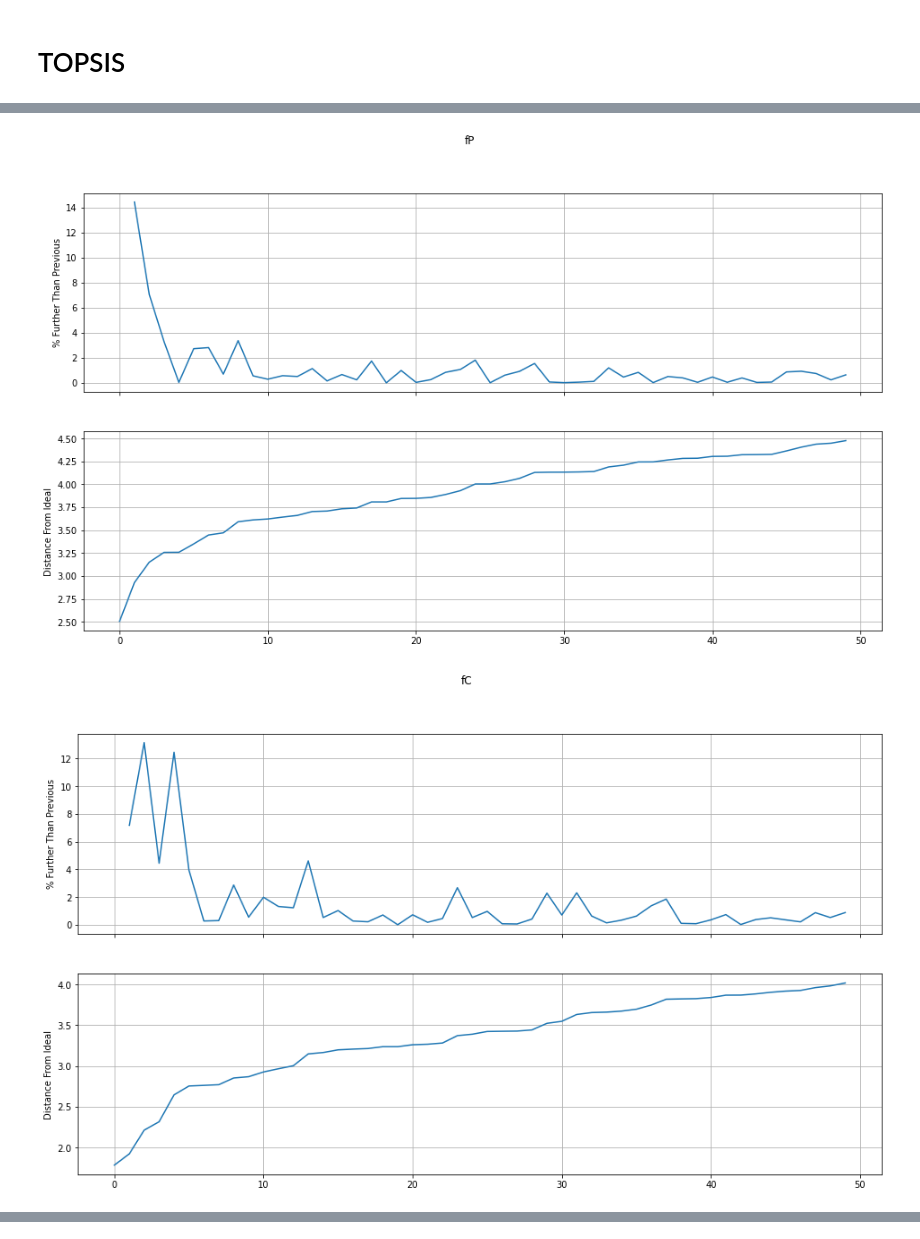
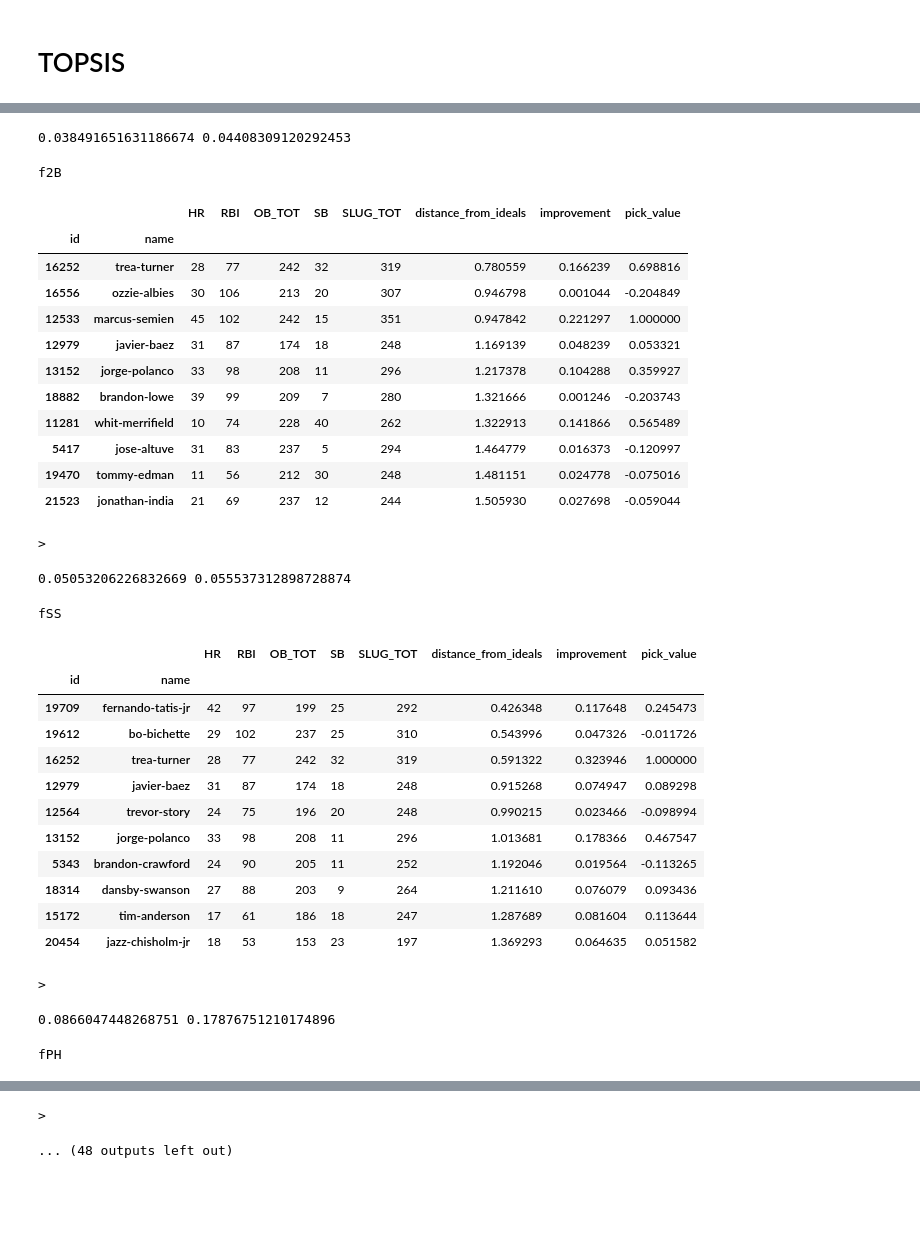
Before and after one commit to Zach1L/demos, a Jupyter notebook: baseball_stats/2021_MLB_stats.ipynb, the cells around one changed output, grey strips where cells are left out. Drawn from its saved outputs; the diff is of its cells as text; code cells hidden in the pictures; blank space fills up the shorter version.

```diff
--- a/baseball_stats/2021_MLB_stats.ipynb
+++ b/baseball_stats/2021_MLB_stats.ipynb
@@ -18,7 +18,7 @@ import matplotlib.pyplot as plt
 #fangraph.generate_sqllite_tables()
 # %%
 # Point to the SQLLTIE Db
-db_path = '/home/zach/dev/demos/2021_Baseball-final.db'
+db_path = r'/home/zach/dev/demos/baseball_stats/2021_Baseball-final.db'
 conn = sql.connect(db_path)
 # %% [markdown]
 # Sanitizing Data
@@ -48,5 +53,6 @@ batting_df[unique_pos] = 0
 for pos in unique_pos:
     batting_df.loc[batting_df['Pos'] == pos[1::], pos] = 1
 
-# Sanity Check (Tatis Played Games at SS, RF, CF, DH)
-batting_df.loc[batting_df['name'].str.contains('tatis-jr'), unique_pos].sum()
+# Add Aggregate Positions (Like RF/CF/LF) being interchangeable
+batting_df['fOF'] = batting_df[['fRF', 'fCF', 'fLF']].sum(axis=1)
+unique_pos.append('fOF')
@@ -100,17 +101,20 @@ min_games_played_at_pos = 20
 for pos in unique_pos:
     mask = (batting_df_sum[pos] > min_games_played_at_pos)
     sub_df = batting_df_sum.loc[mask,:].copy()
-    score_df = bb_stat_utils.topsis(df=sub_df, cats=cats, cats_power=cats_power,  csv_name=None)
-    if len(score_df) > 0:
-        b = np.diff(score_df.distance_from_ideals, prepend=np.nan)
-        score_df['improvement'] = 100 * b / score_df.distance_from_ideals
-        # display(HTML(f'<h1>{pos}</h1>' + score_df.iloc[:5][cats + ['distance_from_ideals', pos]].to_html()))
-        fig, ax = plt.subplots(nrows=2, ncols=1, figsize=(16,9), sharex=True)
+    if len(sub_df) > 0:
+        score_df = bb_stat_utils.topsis(df=sub_df, cats=cats, cats_power=cats_power,  csv_name=None)
+        bb_stat_utils.determine_pick_value(score_df)
+        display(HTML(f'<h1>{pos}</h1><b>' + score_df.iloc[:10][cats + ['distance_from_ideals', 'improvement', 'pick_value']].to_html()+'<\b>'))
+
+        fig, ax = plt.subplots(nrows=3, ncols=1, figsize=(16,9))
         fig.suptitle(pos)
-        ax[1].plot(score_df.iloc[:50]['distance_from_ideals'].values)
+        ax[1].plot(score_df['distance_from_ideals'].values)
         ax[1].set_ylabel('Distance From Ideal')
-        ax[0].plot(score_df.iloc[:50]['improvement'].values)
+        ax[0].plot(score_df['improvement'].values)
         ax[0].set_ylabel('% Further Than Previous')
+        ax[2].hist(score_df['improvement'].values, bins=20)
+        ax[2].set_ylabel('Pick Value')
         ax[0].grid()
         ax[1].grid()
+        ax[2].grid()
 # %% [output]
@@ -126,2 +121,32 @@ for pos in unique_pos:
-[figure, removed]
-[figure, removed]
+0.038491651631186674 0.04408309120292453
+f2B
+|  |  | HR | RBI | OB_TOT | SB | SLUG_TOT | distance_from_ideals | improvement | pick_value |
+| id | name |  |  |  |  |  |  |  |  |
+| 16252 | trea-turner | 28 | 77 | 242 | 32 | 319 | 0.780559 | 0.166239 | 0.698816 |
+| 16556 | ozzie-albies | 30 | 106 | 213 | 20 | 307 | 0.946798 | 0.001044 | -0.204849 |
+| 12533 | marcus-semien | 45 | 102 | 242 | 15 | 351 | 0.947842 | 0.221297 | 1.000000 |
+| 12979 | javier-baez | 31 | 87 | 174 | 18 | 248 | 1.169139 | 0.048239 | 0.053321 |
+| 13152 | jorge-polanco | 33 | 98 | 208 | 11 | 296 | 1.217378 | 0.104288 | 0.359927 |
+| 18882 | brandon-lowe | 39 | 99 | 209 | 7 | 280 | 1.321666 | 0.001246 | -0.203743 |
+| 11281 | whit-merrifield | 10 | 74 | 228 | 40 | 262 | 1.322913 | 0.141866 | 0.565489 |
+| 5417 | jose-altuve | 31 | 83 | 237 | 5 | 294 | 1.464779 | 0.016373 | -0.120997 |
+| 19470 | tommy-edman | 11 | 56 | 212 | 30 | 248 | 1.481151 | 0.024778 | -0.075016 |
+| 21523 | jonathan-india | 21 | 69 | 237 | 12 | 244 | 1.505930 | 0.027698 | -0.059044 |
+>
+0.05053206226832669 0.055537312898728874
+fSS
+|  |  | HR | RBI | OB_TOT | SB | SLUG_TOT | distance_from_ideals | improvement | pick_value |
+| id | name |  |  |  |  |  |  |  |  |
+| 19709 | fernando-tatis-jr | 42 | 97 | 199 | 25 | 292 | 0.426348 | 0.117648 | 0.245473 |
+| 19612 | bo-bichette | 29 | 102 | 237 | 25 | 310 | 0.543996 | 0.047326 | -0.011726 |
+| 16252 | trea-turner | 28 | 77 | 242 | 32 | 319 | 0.591322 | 0.323946 | 1.000000 |
+| 12979 | javier-baez | 31 | 87 | 174 | 18 | 248 | 0.915268 | 0.074947 | 0.089298 |
+| 12564 | trevor-story | 24 | 75 | 196 | 20 | 248 | 0.990215 | 0.023466 | -0.098994 |
+| 13152 | jorge-polanco | 33 | 98 | 208 | 11 | 296 | 1.013681 | 0.178366 | 0.467547 |
+| 5343 | brandon-crawford | 24 | 90 | 205 | 11 | 252 | 1.192046 | 0.019564 | -0.113265 |
+| 18314 | dansby-swanson | 27 | 88 | 203 | 9 | 264 | 1.211610 | 0.076079 | 0.093436 |
+| 15172 | tim-anderson | 17 | 61 | 186 | 18 | 247 | 1.287689 | 0.081604 | 0.113644 |
+| 20454 | jazz-chisholm-jr | 18 | 53 | 153 | 23 | 197 | 1.369293 | 0.064635 | 0.051582 |
+>
+0.0866047448268751 0.17876751210174896
+fPH
@@ -128,3 +165,5 @@ for pos in unique_pos:
+>
+... (48 outputs left out)
 # %%
 cats = ['ER', 'QS_STAND', 'SV', 'WH_TOT', 'SO', 'IP']
 cats_power = {'ER': -1.0, 'QS_STAND': 1.0, 'SV': 1.0, 'WH_TOT': -1.0, 'SO': 1.0, 'IP' : 1.0}
```
Also changed, not shown: parts of 9 cells of this notebook, 2 other files.
